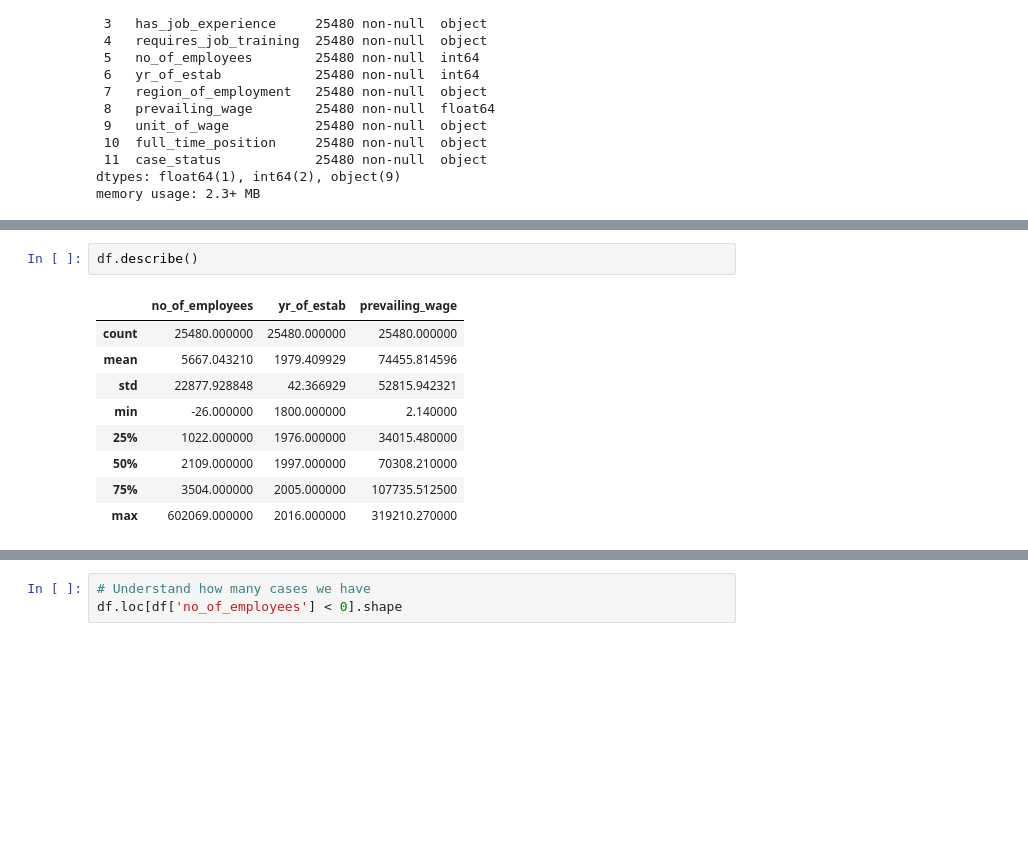
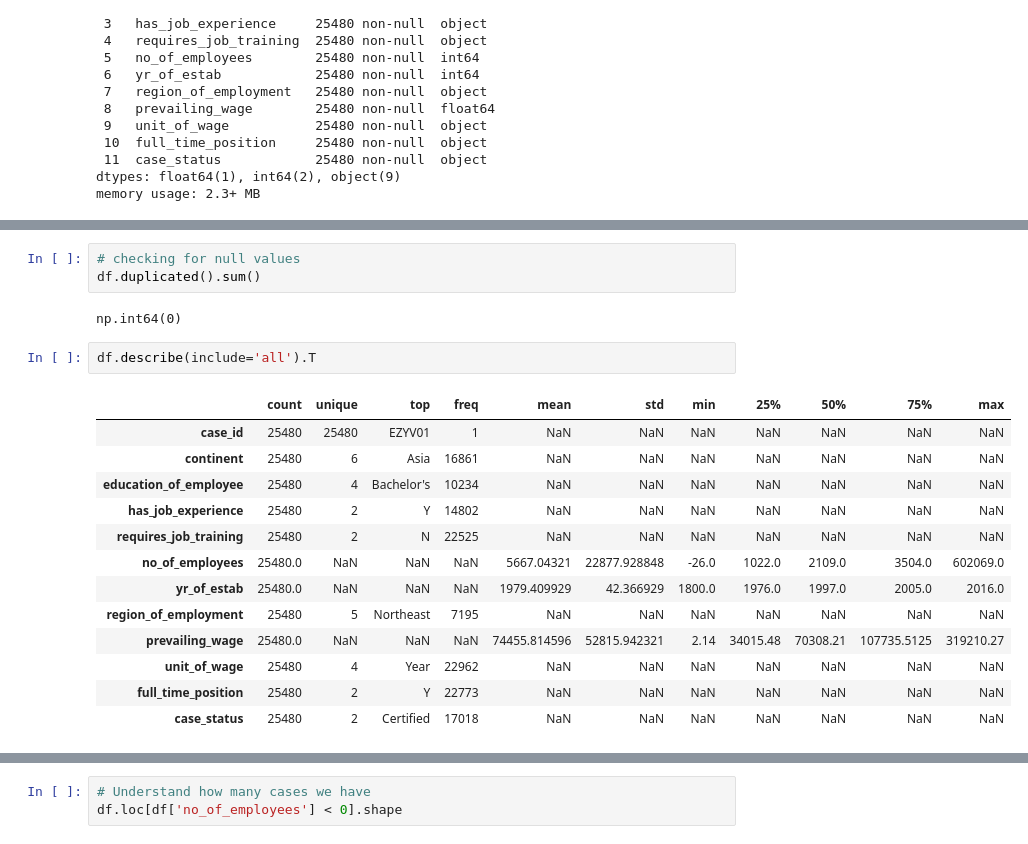
Before and after one commit to ANIRUDH1YADAV/global-mobility-analyzer2, a Jupyter notebook: notebook/eda.ipynb, the cells around one changed output, grey strips where cells are left out. Cells and saved outputs as stored; diff of their text form; blank space fills up the shorter version.

```diff
--- a/notebook/eda.ipynb
+++ b/notebook/eda.ipynb
@@ -77,12 +77,21 @@ dtype: int64
+# %%
+# checking for null values
+df.duplicated().sum()
+# %% [output]
+np.int64(0)
 # %%
-df.describe()
+df.describe(include='all').T
 # %% [output]
-|  | no_of_employees | yr_of_estab | prevailing_wage |
-| count | 25480.000000 | 25480.000000 | 25480.000000 |
-| mean | 5667.043210 | 1979.409929 | 74455.814596 |
-| std | 22877.928848 | 42.366929 | 52815.942321 |
-| min | -26.000000 | 1800.000000 | 2.140000 |
-| 25% | 1022.000000 | 1976.000000 | 34015.480000 |
-| 50% | 2109.000000 | 1997.000000 | 70308.210000 |
-| 75% | 3504.000000 | 2005.000000 | 107735.512500 |
-| max | 602069.000000 | 2016.000000 | 319210.270000 |
+|  | count | unique | top | freq | mean | std | min | 25% | 50% | 75% | max |
+| case_id | 25480 | 25480 | EZYV01 | 1 | NaN | NaN | NaN | NaN | NaN | NaN | NaN |
+| continent | 25480 | 6 | Asia | 16861 | NaN | NaN | NaN | NaN | NaN | NaN | NaN |
+| education_of_employee | 25480 | 4 | Bachelor's | 10234 | NaN | NaN | NaN | NaN | NaN | NaN | NaN |
+| has_job_experience | 25480 | 2 | Y | 14802 | NaN | NaN | NaN | NaN | NaN | NaN | NaN |
+| requires_job_training | 25480 | 2 | N | 22525 | NaN | NaN | NaN | NaN | NaN | NaN | NaN |
+| no_of_employees | 25480.0 | NaN | NaN | NaN | 5667.04321 | 22877.928848 | -26.0 | 1022.0 | 2109.0 | 3504.0 | 602069.0 |
+| yr_of_estab | 25480.0 | NaN | NaN | NaN | 1979.409929 | 42.366929 | 1800.0 | 1976.0 | 1997.0 | 2005.0 | 2016.0 |
+| region_of_employment | 25480 | 5 | Northeast | 7195 | NaN | NaN | NaN | NaN | NaN | NaN | NaN |
+| prevailing_wage | 25480.0 | NaN | NaN | NaN | 74455.814596 | 52815.942321 | 2.14 | 34015.48 | 70308.21 | 107735.5125 | 319210.27 |
+| unit_of_wage | 25480 | 4 | Year | 22962 | NaN | NaN | NaN | NaN | NaN | NaN | NaN |
+| full_time_position | 25480 | 2 | Y | 22773 | NaN | NaN | NaN | NaN | NaN | NaN | NaN |
+| case_status | 25480 | 2 | Certified | 17018 | NaN | NaN | NaN | NaN | NaN | NaN | NaN |
```
Also changed, not shown: parts of 31 cells of this notebook, 3 other files.
